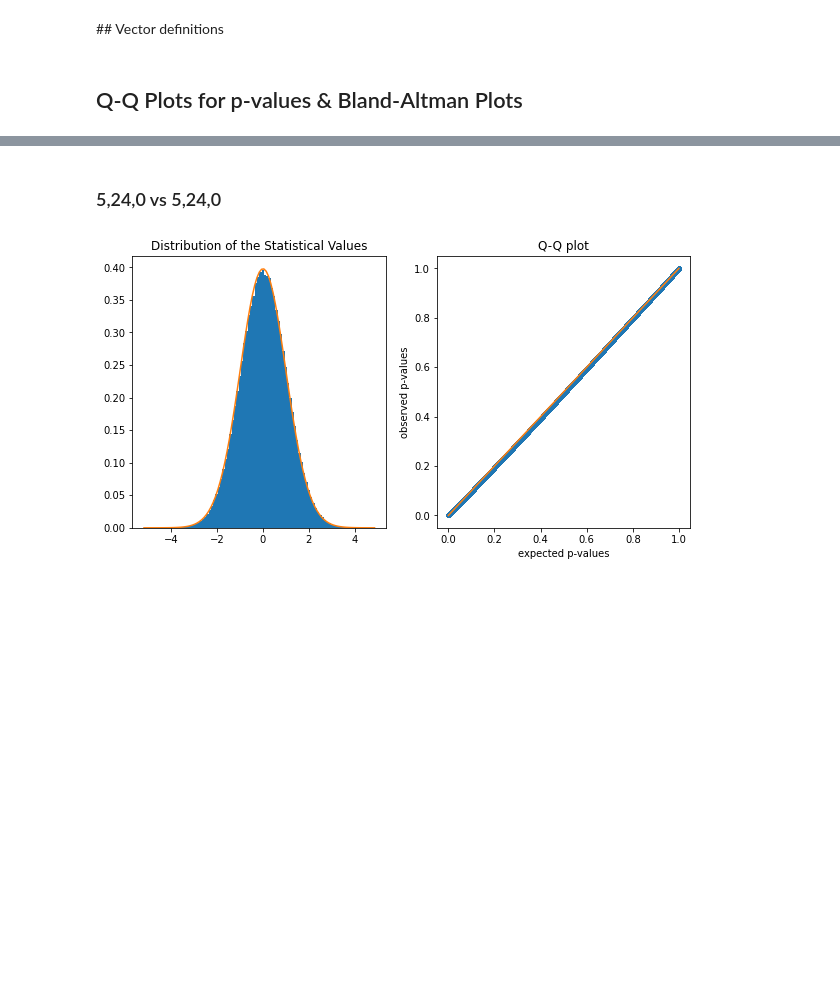
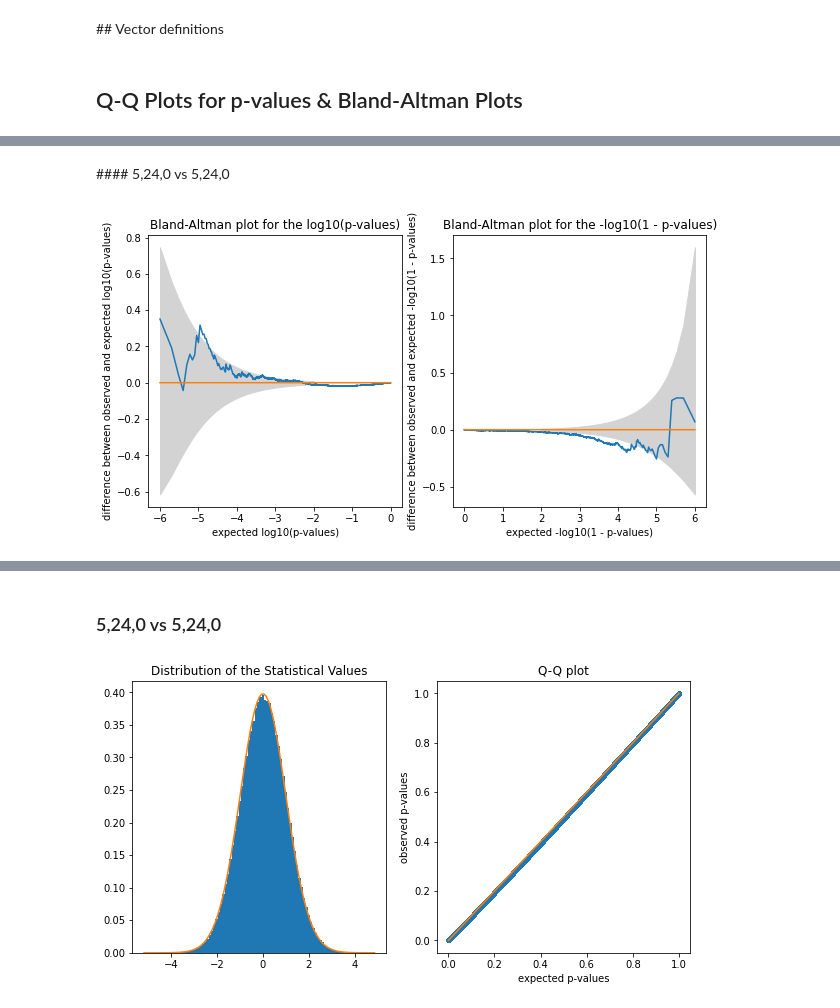
Before and after one commit to xroll174/Correct-Variability-Pipelines, a Jupyter notebook: results/Results.ipynb, the cells around one changed output, grey strips where cells are left out. Saved outputs shown, nothing was run; the diff lists cells and outputs as text; code cells hidden in the pictures; blank space fills up the shorter version.

```diff
--- a/results/Results.ipynb
+++ b/results/Results.ipynb
@@ -444,0 +502,6 @@ Vect_vox_800_800_sample = voxel_concat_sample(8,0,0,8,0,0);
+# %% [markdown]
+#### 5,24,0 vs 5,24,0
+# %%
+Bland_Altman_log(Vect_vox_5240_5240_sample)
+# %% [output]
+[figure, added]
```
Also changed, not shown: parts of 21 cells of this notebook.
